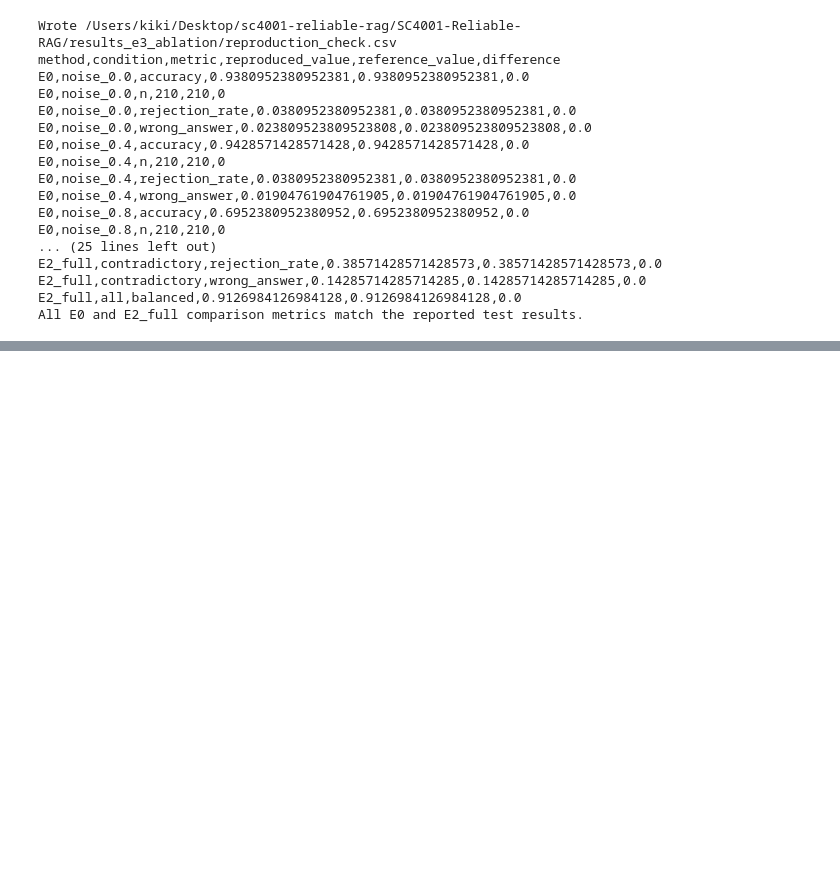
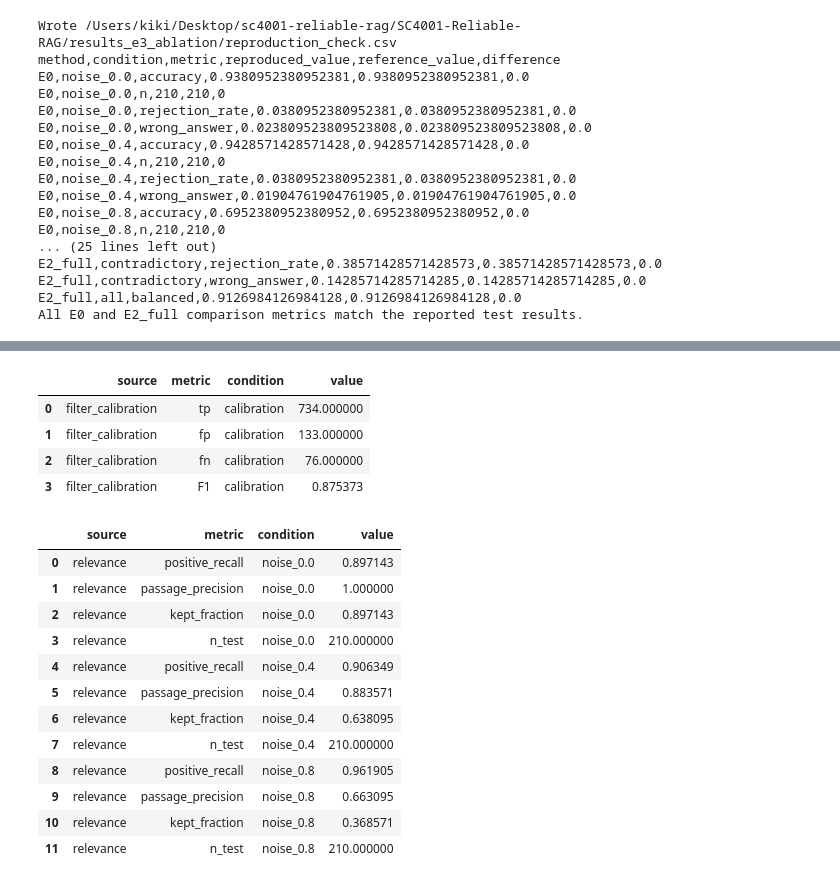
Before and after one commit to huegashi/SC4001-Reliable-RAG, a Jupyter notebook: E3_ablation.ipynb, the cells around one changed output, grey strips where cells are left out. Saved outputs shown, nothing was run; the diff lists cells and outputs as text; code cells hidden in the pictures; blank space fills up the shorter version.

```diff
--- a/E3_ablation.ipynb
+++ b/E3_ablation.ipynb
@@ -275,0 +711,54 @@ All E0 and E2_full comparison metrics match the reported test results.
+# %%
+diagnostics = json.loads((E2_RESULTS / "rgb_e2_qwen_metrics.json").read_text(encoding="utf-8"))
+for section_name in ("filter_calibration", "relevance"):
+    print(section_name, "keys:", list(diagnostics.get(section_name, {})))
+    print(section_name, "structure:", json.dumps(diagnostics.get(section_name), indent=2))
+
+filter_calibration = diagnostics.get("filter_calibration", {})
+filter_counts = filter_calibration.get("counts", {})
+filter_rows = []
+for key in ("positive_recall", "passage_precision", "kept_fraction", "true_passage_kept", "fake_passage_kept", "both_kept"):
+    if key in filter_calibration:
+        filter_rows.append({"source": "filter_calibration", "metric": key, "condition": "calibration", "value": filter_calibration[key]})
+    elif key in diagnostics.get("relevance", {}):
+        for condition, values in diagnostics["relevance"].items():
+            if key in values:
+                filter_rows.append({"source": "relevance", "metric": key, "condition": condition, "value": values[key]})
+    else:
+        print("Metric not present:", key)
+for key in ("tp", "fp", "fn", "F1"):
+    source_key = "calibration_positive_doc_f1" if key == "F1" else key
+    value = filter_calibration.get(source_key, filter_counts.get(key))
+    if value is not None:
+        filter_rows.append({"source": "filter_calibration", "metric": key, "condition": "calibration", "value": value})
+relevance_rows = []
+for condition, values in diagnostics.get("relevance", {}).items():
+    for metric, value in values.items():
+        relevance_rows.append({"source": "relevance", "metric": metric, "condition": condition, "value": value})
+print("filter_calibration is calibration data; relevance is reported test data.")
+display(pd.DataFrame(filter_rows))
+display(pd.DataFrame(relevance_rows))
+
+cross_check_rows = []
+for condition in conditions:
+    kept_counts = []
+    fallback_count = 0
+    for row in test_rows[condition]:
+        key = row_key(row)
+        scores_for_row = score_groups[key]
+        kept = sum(item["score"] >= filter_threshold for item in scores_for_row)
+        if kept == 0:
+            fallback_count += 1
+        kept_counts.append(max(1, kept))
+    cross_check_rows.append({
+        "source": "test_cross_check", "metric": "mean_passages_kept", "condition": condition,
+        "value": sum(kept_counts) / len(kept_counts),
+    })
+    cross_check_rows.append({
+        "source": "test_cross_check", "metric": "fallback_questions", "condition": condition,
+        "value": fallback_count,
+    })
+cross_check = pd.DataFrame(cross_check_rows)
+display(cross_check)
+pd.DataFrame(filter_rows + relevance_rows + cross_check_rows).to_csv(E3_RESULTS / "e3_filter_diagnostics.csv", index=False)
+# %% [output]
@@ -275,0 +782,18 @@ All E0 and E2_full comparison metrics match the reported test results.
+|  | source | metric | condition | value |
+| 0 | filter_calibration | tp | calibration | 734.000000 |
+| 1 | filter_calibration | fp | calibration | 133.000000 |
+| 2 | filter_calibration | fn | calibration | 76.000000 |
+| 3 | filter_calibration | F1 | calibration | 0.875373 |
+|  | source | metric | condition | value |
+| 0 | relevance | positive_recall | noise_0.0 | 0.897143 |
+| 1 | relevance | passage_precision | noise_0.0 | 1.000000 |
+| 2 | relevance | kept_fraction | noise_0.0 | 0.897143 |
+| 3 | relevance | n_test | noise_0.0 | 210.000000 |
+| 4 | relevance | positive_recall | noise_0.4 | 0.906349 |
+| 5 | relevance | passage_precision | noise_0.4 | 0.883571 |
+| 6 | relevance | kept_fraction | noise_0.4 | 0.638095 |
+| 7 | relevance | n_test | noise_0.4 | 210.000000 |
+| 8 | relevance | positive_recall | noise_0.8 | 0.961905 |
+| 9 | relevance | passage_precision | noise_0.8 | 0.663095 |
+| 10 | relevance | kept_fraction | noise_0.8 | 0.368571 |
+| 11 | relevance | n_test | noise_0.8 | 210.000000 |
```
Also changed, not shown: parts of 23 cells of this notebook, 8 other files.
